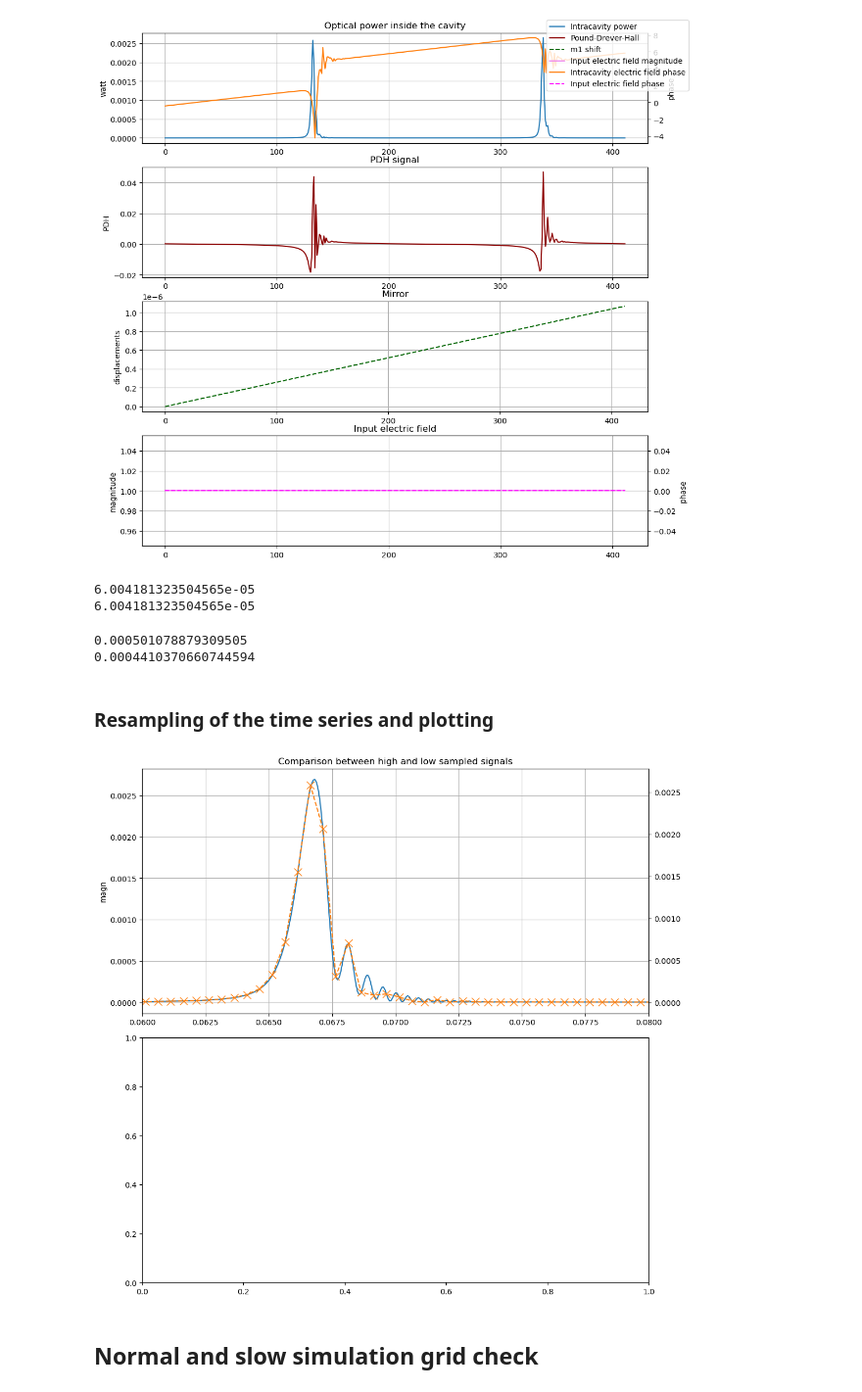
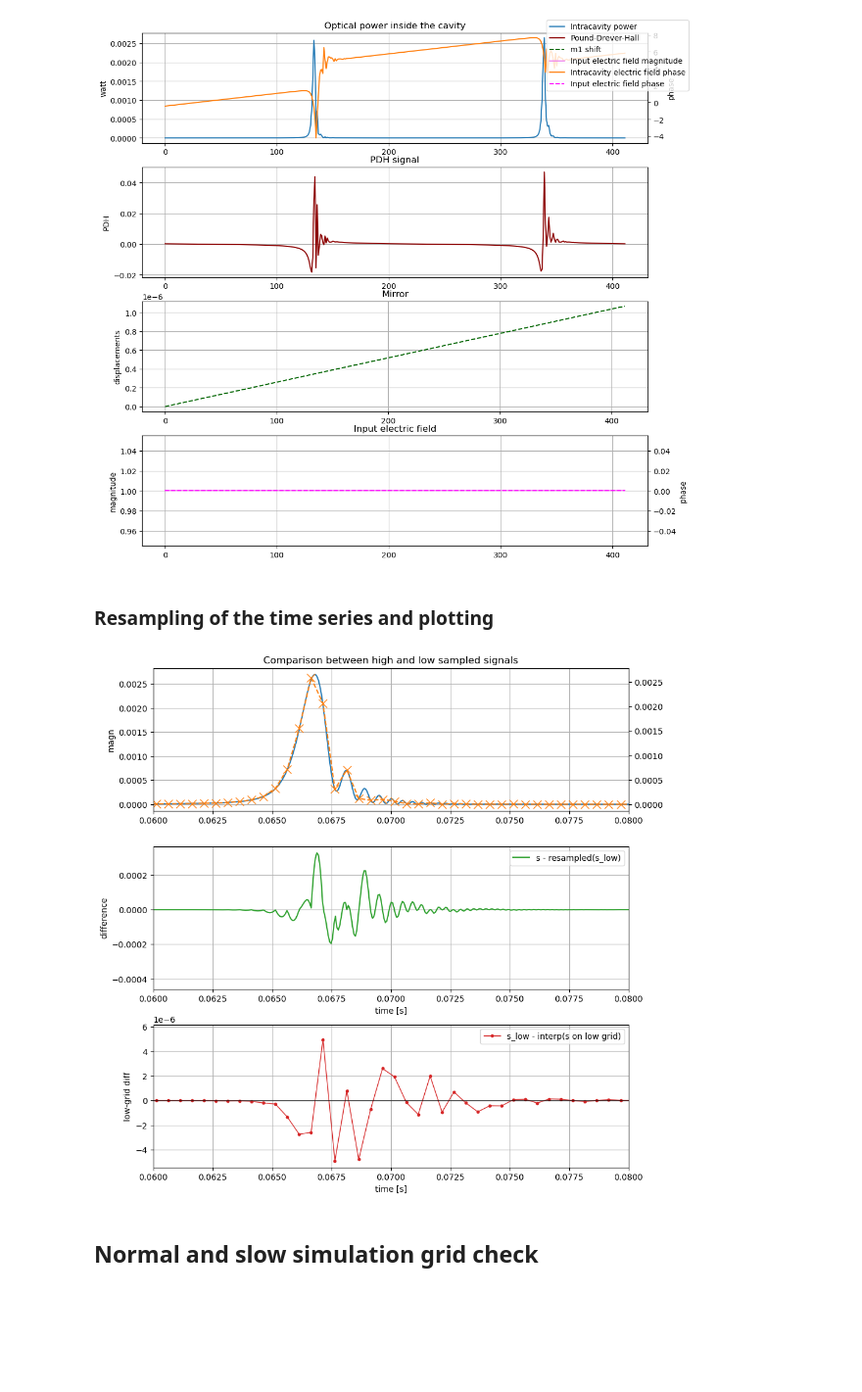
Before and after one commit to matib12/oreonspy, a Jupyter notebook: nb/Simulator development/Resampling test.ipynb, the cells around one changed output. Shown at 98% size. Saved outputs shown, nothing was run; the diff lists cells and outputs as text; code cells hidden in the pictures; blank space fills up the shorter version.

Commit message:
FIX: incorrect time alignment of results. ADD: panes with errors between upsampled and downsampled case.

```diff
--- a/nb/Simulator development/Resampling test.ipynb
+++ b/nb/Simulator development/Resampling test.ipynb
@@ -117,9 +117,10 @@ def generate_cavity_evolution(cavity, z_evolution, E_evolution, num_points, time
 
     z_evolution = np.append(z_evolution, z_evolution[-1])
 
-    for t in range(num_points):
+    results[0], _ = cavity.sim_step(input_electric_field=E_evolution[0], output_mirror_displacement=0.0)
+    for t in range(num_points-1):
         d_zeta = z_evolution[t+1]-z_evolution[t]
-        results[t], _ = cavity.sim_step(E_evolution[t], output_mirror_displacement=d_zeta, )
+        results[t+1], _ = cavity.sim_step(E_evolution[t], output_mirror_displacement=d_zeta, )
 
     s = np.abs(results)**2
     ph = np.angle(results)
@@ -226,52 +230,61 @@ sampling_frequency_accuracy: 0.9993081933333333
 412
 Results for v = 5 v_cr and f_calc = 16655.136555555557 Hz:
 [figure]
-# %%
-d_t = time_steps[1] - time_steps[0]
-print(d_t)
-
-print(d_t)
-# %% [output]
-6.004181323504565e-05
-6.004181323504565e-05
-# %%
-d_t_low = time_steps_low[1] - time_steps_low[0]
-print(d_t_low)
-
-# This corrections is needed to plot the low sampled signal overlapped to the high sampled one. The reason is still under investigation.
-t_correction = d_t_low-d_t
-print(t_correction)
-# %% [output]
-0.000501078879309505
-0.0004410370660744594
 # %% [markdown]
 ### Resampling of the time series and plotting
 # %%
-#from gwpy.timeseries import TimeSeries
-
-#s_high = TimeSeries(s, sample_rate=f_calc)
-#s_low= TimeSeries(s_low, sample_rate=f_low)
-#s_high_resampled = s_high.resample(rate= f_low)
-
-#print("Points for high frequency: {0}". format({len(s_high)}))
-#print('Points for low frequency: {0}'.format({len(s_low)}))
-#print("Points for resampled series:{0}".format(len(s_high_resampled)))
-
 fig, ax = plt.subplots(2, 1, figsize=(10, 10))
 fig.tight_layout()
-ax[0].plot(time_steps+d_t, s, label="High sampled")
+ax[0].plot(time_steps, s, label="High sampled")
 ax[0].grid()
 ax[0].set_ylabel("magn")
 ax[0].title.set_text("Comparison between high and low sampled signals")
 ax[0].set_xlim(0.06,0.08)
 ax2 = ax[0].twinx()
 
-ax2.plot(time_steps_low+d_t_low, s_low, label="low_sampled", color='tab:orange', linestyle='--', marker='x', markersize=10)
+# Resample low-sampled signal on the high-sampled time grid (with optional time correction)
+s_low_resampled = np.interp(time_steps, time_steps_low, s_low)
+
+# Difference on lower pane
+diff = s - s_low_resampled
+ax[1].plot(time_steps, diff, color="tab:green", label="s - resampled(s_low)")
+ax[1].grid()
+ax[1].set_xlabel("time [s]")
+ax[1].set_ylabel("difference")
+ax[1].set_xlim(0.06, 0.08)
+ax[1].legend(loc="best")
+
+# Add a 3rd pane: compare low-frequency samples against high-sampled signal evaluated at low-sample times
+ax[0].set_position([0.10, 0.69, 0.80, 0.24])
+ax[1].set_position([0.10, 0.39, 0.80, 0.24])
+ax3 = fig.add_axes([0.10, 0.09, 0.80, 0.24])
+
+#low_valid = (t_low_aligned >= time_steps.min()) & (t_low_aligned <= time_steps.max())
+s_on_low_grid = np.interp(time_steps_low, time_steps, s)
+diff_low_grid = s_low - s_on_low_grid
+
+ax3.plot(
+    time_steps_low,
+    diff_low_grid,
+    color="tab:red",
+    marker="o",
+    markersize=3,
+    linewidth=1,
+    label="s_low - interp(s on low grid)",
+)
+ax3.axhline(0.0, color="k", linewidth=1, alpha=0.7)
+ax3.grid()
+ax3.set_xlabel("time [s]")
+ax3.set_ylabel("low-grid diff")
+ax3.set_xlim(0.06, 0.08)
+ax3.legend(loc="best")
+
+ax2.plot(time_steps_low, s_low, label="low_sampled", color='tab:orange', linestyle='--', marker='x', markersize=10)
 ax2.tick_params(axis='y')
 
 plt.show()
 # %% [output]
-[figure, old version]
+[figure, new version]
 # %% [markdown]
 ## Normal and slow simulation grid check
 # %%
```
Also changed, not shown: parts of 2 cells of this notebook.
